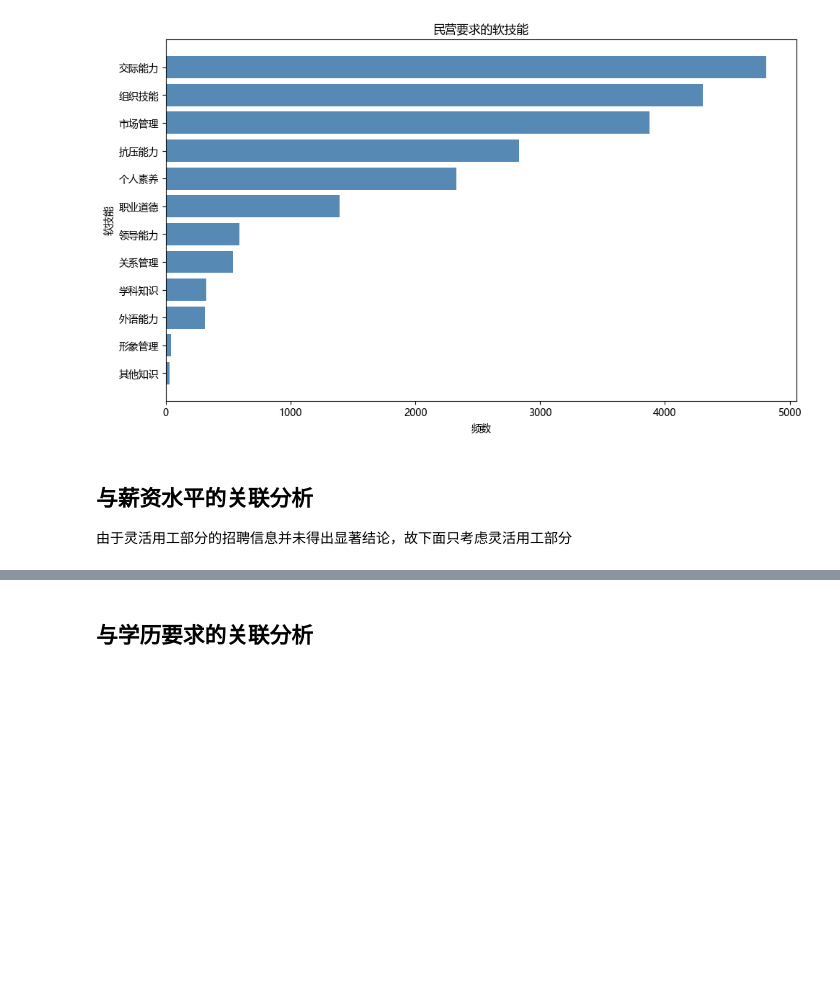
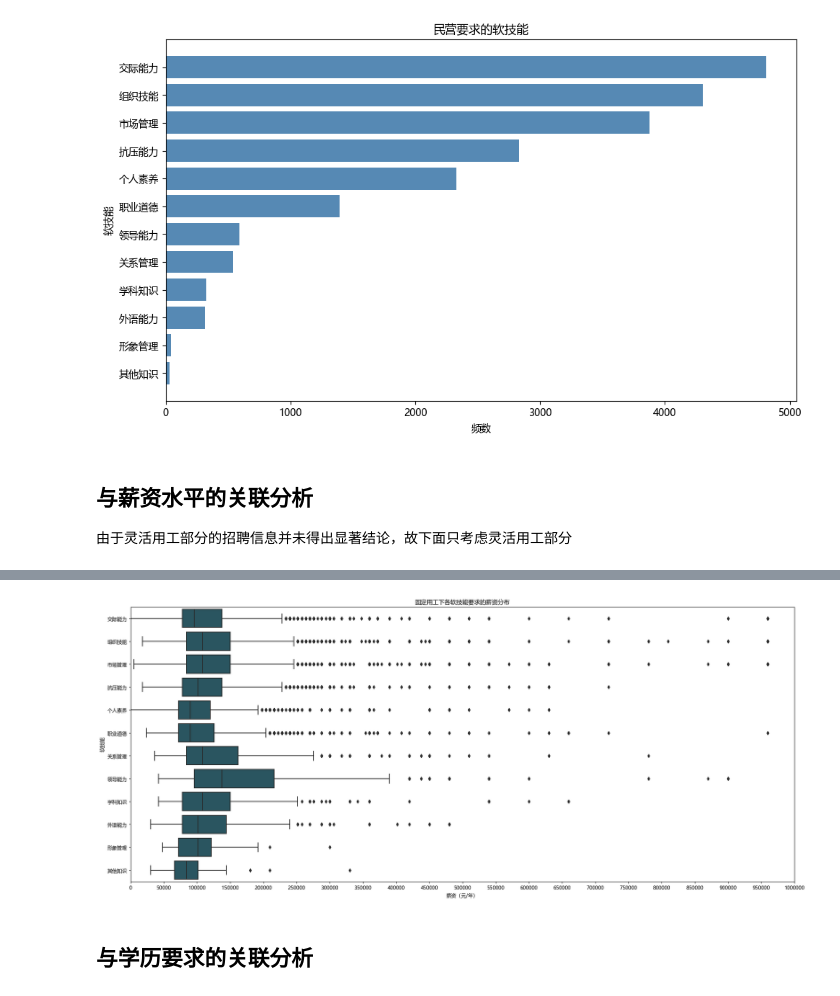
Before and after one commit to sakaaanaYu/JobDataMining, a Jupyter notebook: code/skill_analysis.ipynb, the cells around one changed output, grey strips where cells are left out. Cells and saved outputs as stored; diff of their text form; code cells hidden in the pictures; blank space fills up the shorter version.

```diff
--- a/code/skill_analysis.ipynb
+++ b/code/skill_analysis.ipynb
@@ -402,3 +468,21 @@ plt.savefig(output_path, dpi = 300, bbox_inches='tight')
+# %%
+# 绘制软技能的薪资分布
+plt.figure(figsize=(24, 10))
+sns.boxplot(y='soft_skill', x='salary_avr', data = soft_skills_df, order = soft_order, color = "#215A69")
+plt.ylabel("软技能")
+plt.xlabel("薪资（元/年）")
+plt.title("固定用工下各软技能要求的薪资分布")
+
+plt.gca().xaxis.set_major_formatter(ScalarFormatter())
+plt.gca().xaxis.get_major_formatter().set_scientific(False)
+plt.gca().xaxis.get_major_formatter().set_useOffset(False)
+plt.xlim(0, 1000000)
+plt.gca().xaxis.set_major_locator(MultipleLocator(50000))
+
+output_path_hard = os.path.join("C:\\Users\\LENOVO\\WPSDrive\\569704374\\WPS云盘\\数据挖掘\\JobDataMining\\img\\task3", "固定用工下各软技能要求的薪资分布.png")
+plt.savefig(output_path_hard, dpi=300, bbox_inches='tight')
+# %% [output]
+[figure, added]
 # %% [markdown]
 ## 与学历要求的关联分析
 # %% [markdown]
```
Also changed, not shown: parts of 14 cells of this notebook.
